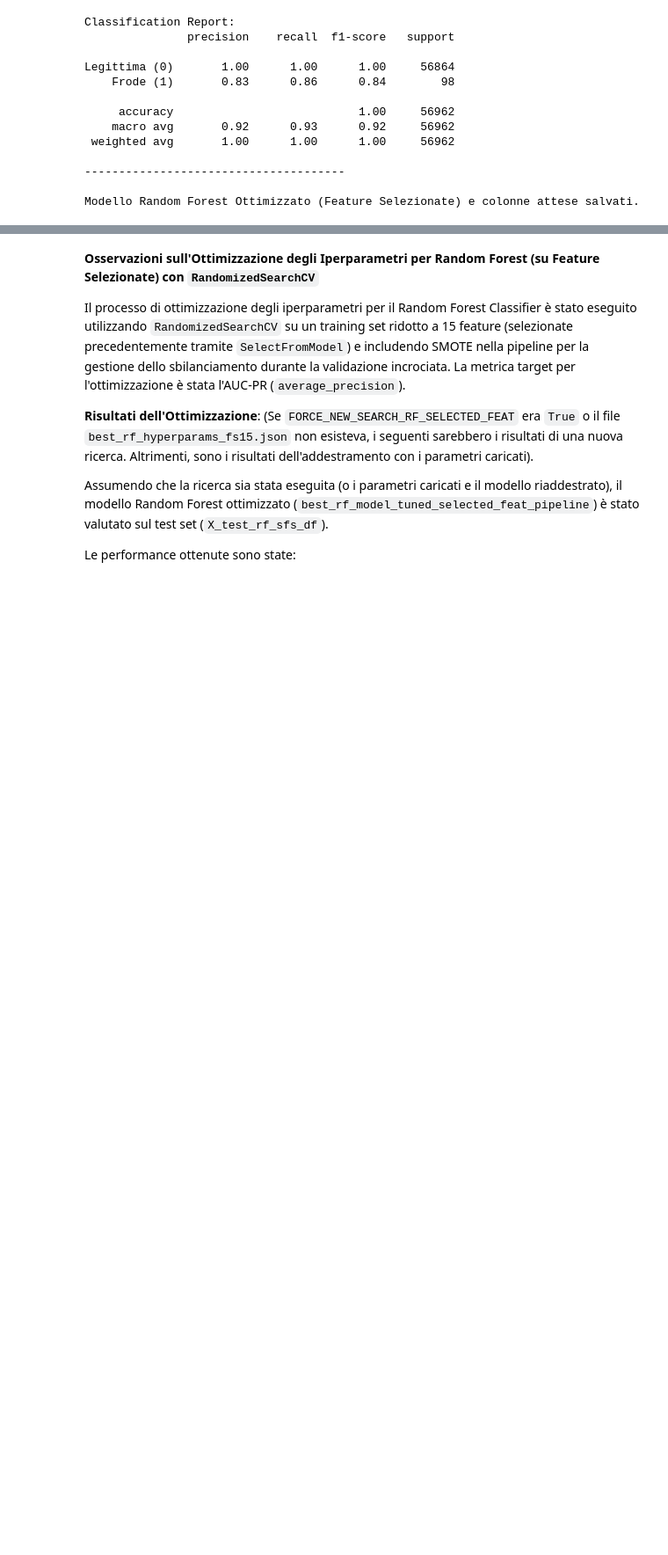
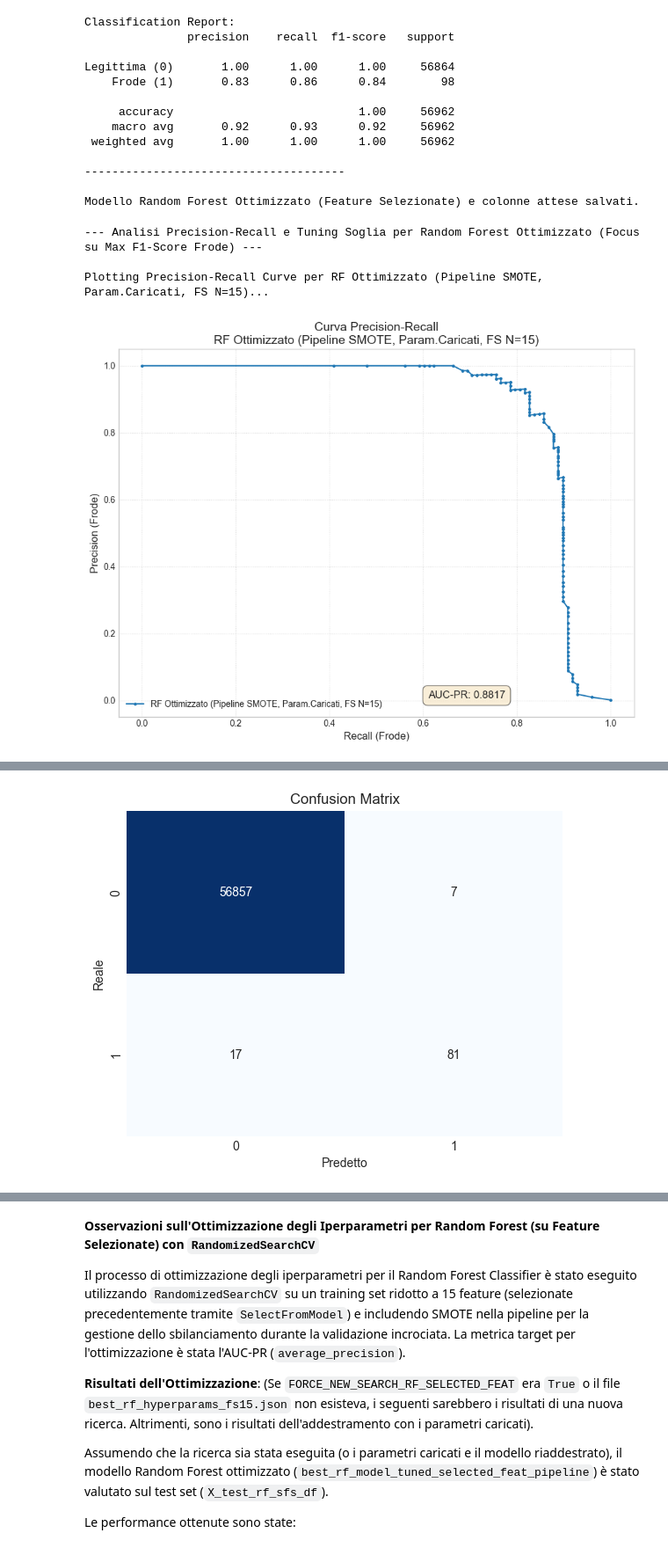
Before and after one commit to alevu3344/PDADI, a Jupyter notebook: notebooks/credit.ipynb, the cells around one changed output, grey strips where cells are left out. Shown: that part at 88% size. Cells and saved outputs as stored; diff of their text form; code cells hidden in the pictures; blank space fills up the shorter version.

```diff
--- a/notebooks/credit.ipynb
+++ b/notebooks/credit.ipynb
@@ -1242,3 +1358,68 @@ Legittima (0)       1.00      1.00      1.00     56864
 --------------------------------------
 
 Modello Random Forest Ottimizzato (Feature Selezionate) e colonne attese salvati.
+# %%
+
+if 'y_pred_proba_best_rf_tuned_selected_feat' in locals():
+    print("\n--- Analisi Precision-Recall e Tuning Soglia per Random Forest Ottimizzato (Focus su Max F1-Score Frode) ---")
+
+    # Estrarre le probabilità per la classe positiva (frode, classe 1)
+    # QUESTA E' LA VARIABILE CHIAVE DALLA CELLA PRECEDENTE
+    y_pred_proba_fraud_rf_opt = y_pred_proba_best_rf_tuned_selected_feat[:, 1]
+
+    # Nome del modello per i grafici e i report (parte base senza la soglia)
+    # Questo nome dovrebbe riflettere come è stato ottenuto il modello RF ottimizzato
+    model_name_rf_opt_base_for_plot = (
+        f"RF Ottimizzato (Pipeline SMOTE, "
+        f"{'Param.Caricati, ' if not FORCE_NEW_SEARCH_RF_SELECTED_FEAT and os.path.exists(hyperparams_filename_rf_selected_feat) else 'RandomizedSearch, '}"
+        f"FS N={len(selected_features_rf_sfs)})"
+    )
+
+    # 1. Plot della curva Precision-Recall
+    print(f"\nPlotting Precision-Recall Curve per {model_name_rf_opt_base_for_plot}...")
+    plot_precision_recall_curve(
+        y_test,
+        y_pred_proba_fraud_rf_opt,
+        model_name_rf_opt_base_for_plot,
+    )
+
+    # 2. Trova, stampa e salva la soglia ottimale (massimizzando F1-Score)
+    print(f"\nRicerca soglia ottimale per {model_name_rf_opt_base_for_plot} (massimizzando F1-Score)...")
+    optimal_threshold_rf_opt_f1, f1_val_rf_opt, prec_rf_opt_at_f1, rec_rf_opt_at_f1 = find_and_save_optimal_f1_threshold(
+        y_test,
+        y_pred_proba_fraud_rf_opt,
+        model_name_prefix="RF-OPT",
+        model_description_for_print=model_name_rf_opt_base_for_plot
+    )
+
+    if optimal_threshold_rf_opt_f1 is not None:
+        # 3. Valutazione del modello RF Ottimizzato con la nuova soglia ottimizzata per F1-Score
+        y_pred_rf_opt_optimized_f1_thresh = (y_pred_proba_fraud_rf_opt >= optimal_threshold_rf_opt_f1).astype(int)
+
+        model_name_rf_opt_optimized_f1 = f"{model_name_rf_opt_base_for_plot}, ThMaxF1={optimal_threshold_rf_opt_f1:.4f}"
+
+        print(f"\n--- Valutazione {model_name_rf_opt_base_for_plot} con Soglia Ottimizzata per Max F1 ({optimal_threshold_rf_opt_f1:.4f}) ---")
+        results_rf_opt_optimized_f1 = evaluate_model(
+            y_test,
+            y_pred_rf_opt_optimized_f1_thresh,
+            y_pred_proba_best_rf_tuned_selected_feat, # Le probabilità originali del modello ottimizzato
+            model_name_rf_opt_optimized_f1,
+            n_test_samples=n_samples_in_test_set # Assicurati che sia definito
+        )
+        # Aggiungi i risultati, gestendo duplicati
+        # Rimuove SOLO la specifica versione con ThMaxF1 se già esistente, per permettere riesecuzioni
+        model_results = [res for res in model_results if res['model'] != model_name_rf_opt_optimized_f1]
+        model_results.append(results_rf_opt_optimized_f1)
+
+        print(f"Risultati per {model_name_rf_opt_optimized_f1} aggiunti a model_results.")
+    else:
+        print(f"Attenzione: Impossibile ottimizzare la soglia per {model_name_rf_opt_base_for_plot}.")
+
+    print("\n--- Fine Analisi Soglia (Max F1-Score) per Random Forest Ottimizzato ---")
+else:
+    print("Attenzione: y_pred_proba_best_rf_tuned_selected_feat non trovato. Esegui la cella di valutazione RF Ottimizzato precedente.")
+# %% [output]
+--- Analisi Precision-Recall e Tuning Soglia per Random Forest Ottimizzato (Focus su Max F1-Score Frode) ---
+
+Plotting Precision-Recall Curve per RF Ottimizzato (Pipeline SMOTE, Param.Caricati, FS N=15)...
+[figure, added]
@@ -1244,0 +1443 @@ Modello Random Forest Ottimizzato (Feature Selezionate) e colonne attese salvati
+[figure, added]
```
Also changed, not shown: parts of 16 cells of this notebook, 4 other files.
